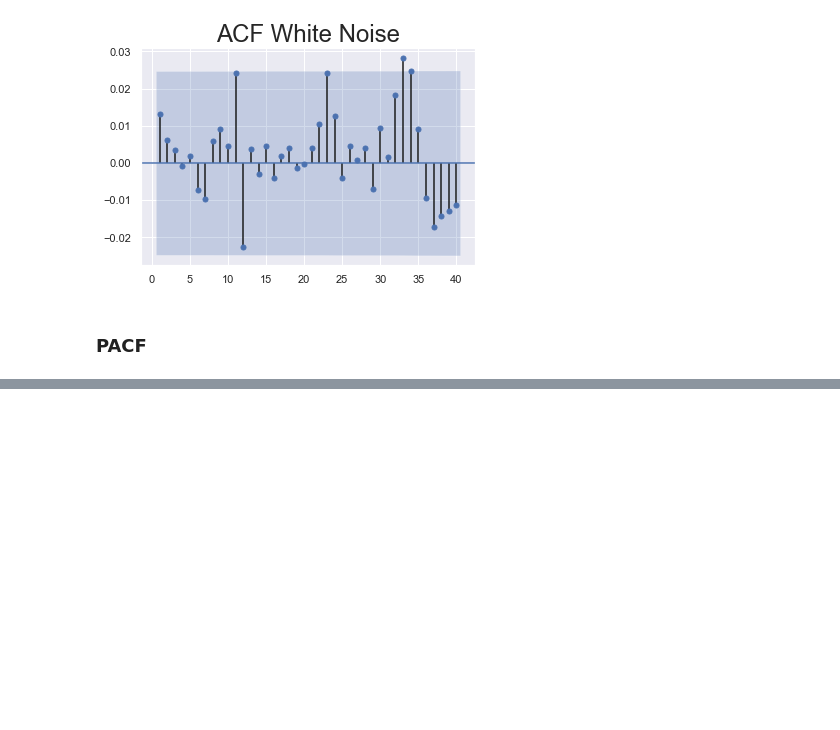
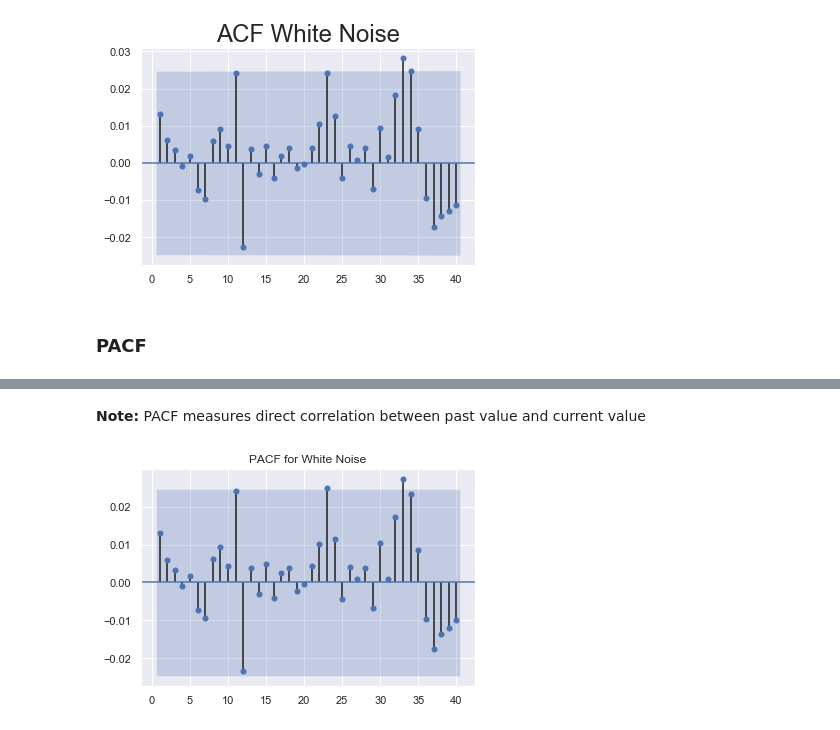
Before and after one commit to dinaabdulrasoul/Time-Series-Analysis-with-Python, a Jupyter notebook: time_series_analysis.ipynb, the cells around one changed output, grey strips where cells are left out. Saved outputs shown, nothing was run; the diff lists cells and outputs as text; code cells hidden in the pictures; blank space fills up the shorter version.

```diff
--- a/time_series_analysis.ipynb
+++ b/time_series_analysis.ipynb
@@ -442,0 +449,8 @@ plt.show()
+# %% [markdown]
+**Note:** PACF measures direct correlation between past value and current value
+# %%
+sgt.plot_pacf(df_train.wn, lags = 40, zero = False, method = ('ols'))
+plt.title("PACF for White Noise")
+plt.show()
+# %% [output]
+[figure, added]
```
Also changed, not shown: parts of 1 cell of this notebook.
